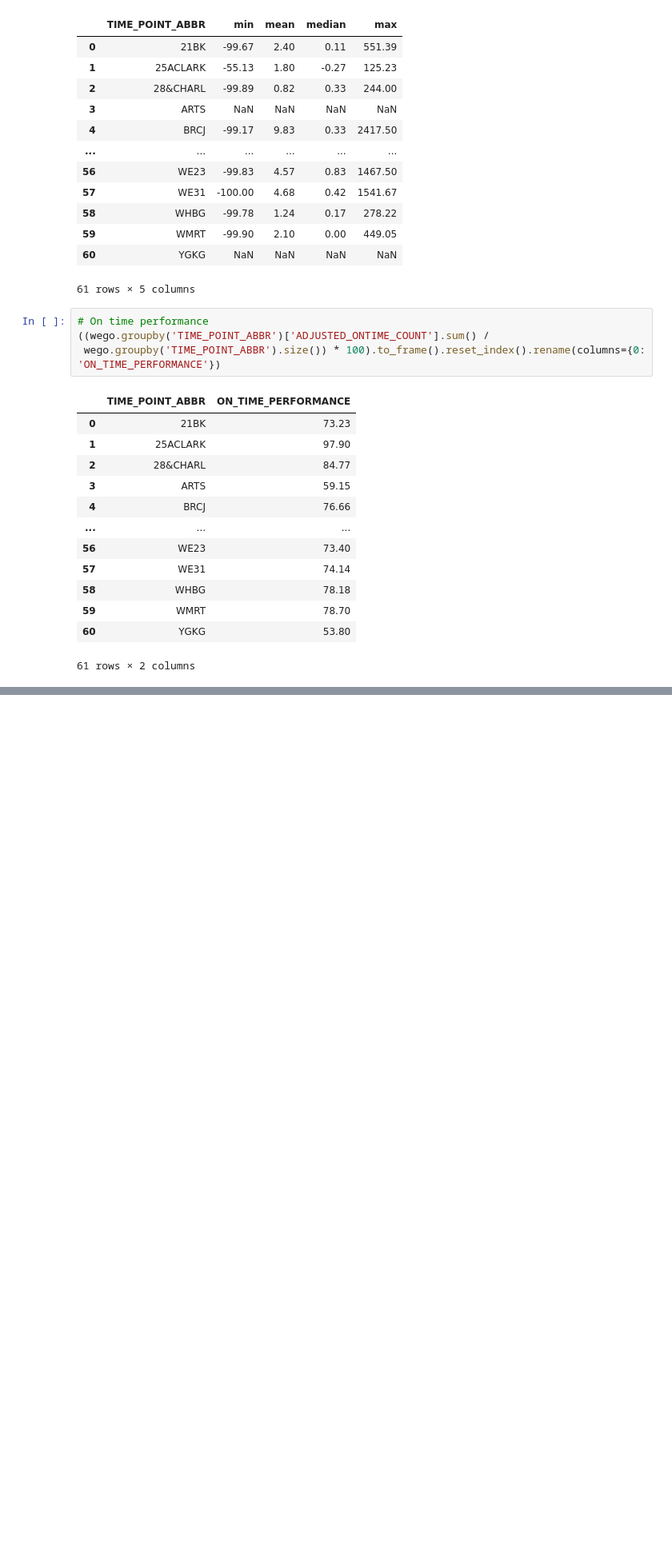
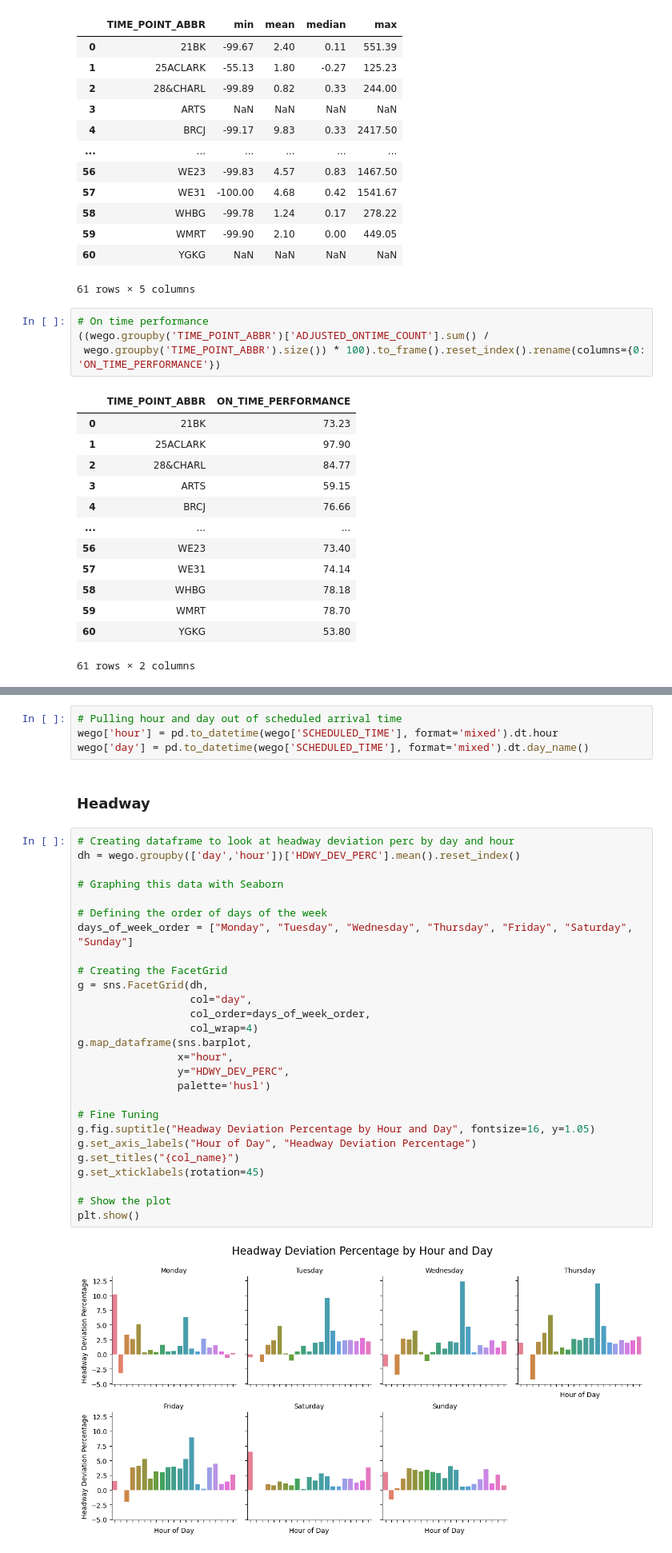
Before and after one commit to NSS-Data-Analytics-Cohort-11/wego-boomers, a Jupyter notebook: notebooks/WeGo.ipynb, the cells around one changed output, grey strips where cells are left out. Shown: that part at 80% size. Drawn from its saved outputs; the diff is of its cells as text; blank space fills up the shorter version.

```diff
--- a/notebooks/WeGo.ipynb
+++ b/notebooks/WeGo.ipynb
@@ -276,0 +279,35 @@ wego.groupby('TIME_POINT_ABBR')['HDWY_DEV_PERC'].agg(['min', 'mean', 'median', '
+# %%
+# Pulling hour and day out of scheduled arrival time
+wego['hour'] = pd.to_datetime(wego['SCHEDULED_TIME'], format='mixed').dt.hour
+wego['day'] = pd.to_datetime(wego['SCHEDULED_TIME'], format='mixed').dt.day_name()
+# %% [markdown]
+### Headway
+# %%
+# Creating dataframe to look at headway deviation perc by day and hour
+dh = wego.groupby(['day','hour'])['HDWY_DEV_PERC'].mean().reset_index()
+
+# Graphing this data with Seaborn
+
+# Defining the order of days of the week
+days_of_week_order = ["Monday", "Tuesday", "Wednesday", "Thursday", "Friday", "Saturday", "Sunday"]
+
+# Creating the FacetGrid
+g = sns.FacetGrid(dh,
+                  col="day",
+                  col_order=days_of_week_order,
+                  col_wrap=4)
+g.map_dataframe(sns.barplot,
+                x="hour",
+                y="HDWY_DEV_PERC",
+                palette='husl')
+
+# Fine Tuning
+g.fig.suptitle("Headway Deviation Percentage by Hour and Day", fontsize=16, y=1.05)
+g.set_axis_labels("Hour of Day", "Headway Deviation Percentage")
+g.set_titles("{col_name}")
+g.set_xticklabels(rotation=45)
+
+# Show the plot
+plt.show()
+# %% [output]
+[figure, added]
```
Also changed, not shown: parts of 10 cells of this notebook.
